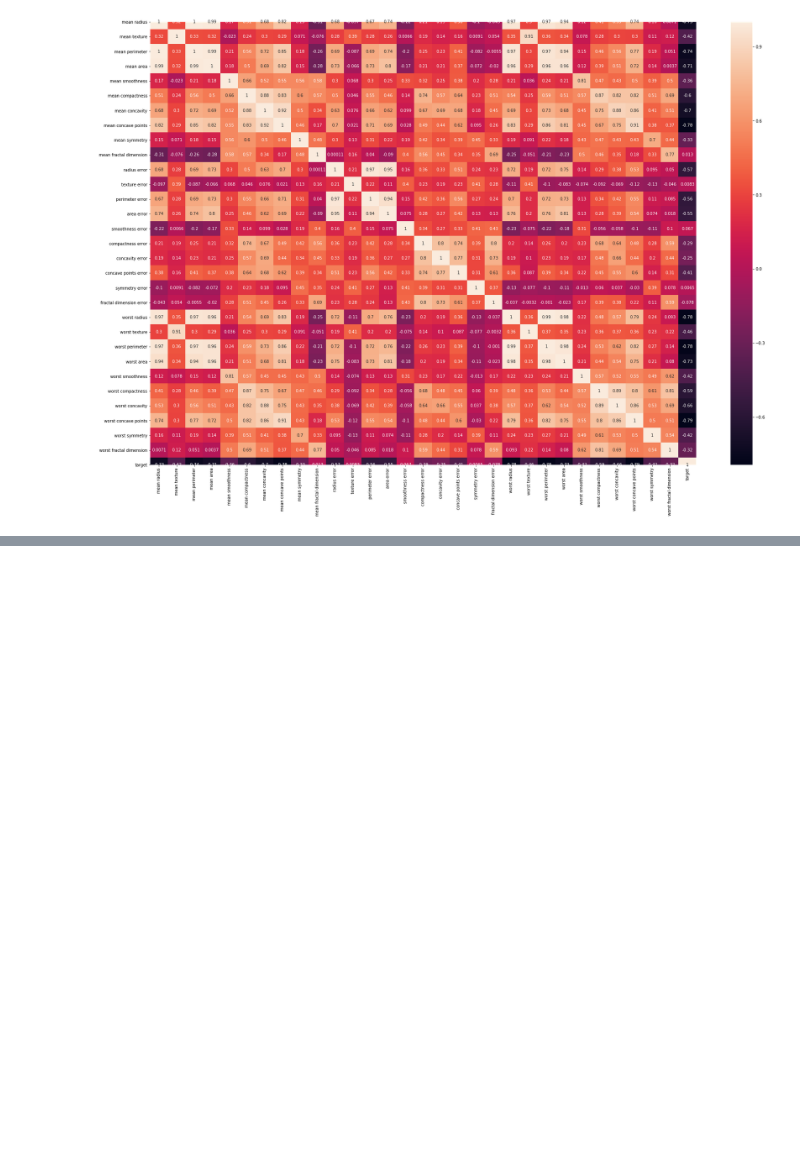
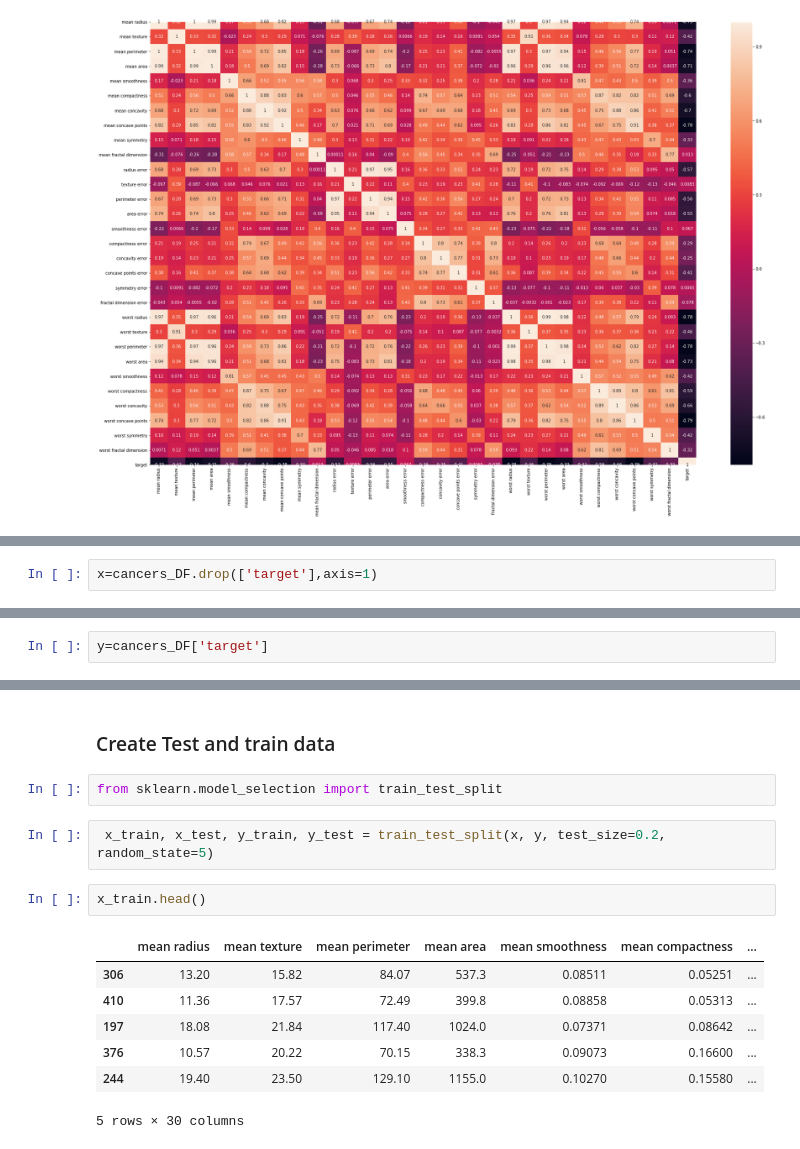
Before and after one commit to Shafin-Thiyam/Breastcancer_MachineLearning, a Jupyter notebook: Breast Cancer Work.ipynb, the cells around one changed output, grey strips where cells are left out. Drawn from its saved outputs; the diff is of its cells as text; blank space fills up the shorter version.

Commit message:
preparing ML model

```diff
--- a/Breast Cancer Work.ipynb
+++ b/Breast Cancer Work.ipynb
@@ -158,0 +163,2 @@ sns.heatmap(cancers_DF.corr(), annot=True)
+# %%
+x=cancers_DF.drop(['target'],axis=1)
@@ -158,0 +175,2 @@ sns.heatmap(cancers_DF.corr(), annot=True)
+# %%
+y=cancers_DF['target']
@@ -158,0 +192,16 @@ sns.heatmap(cancers_DF.corr(), annot=True)
+# %% [markdown]
+### Create Test and train data
+# %%
+from sklearn.model_selection import train_test_split
+# %%
+ x_train, x_test, y_train, y_test = train_test_split(x, y, test_size=0.2, random_state=5)
+# %%
+x_train.head()
+# %% [output]
+|  | mean radius | mean texture | mean perimeter | mean area | mean smoothness | mean compactness | ... |
+| 306 | 13.20 | 15.82 | 84.07 | 537.3 | 0.08511 | 0.05251 | ... |
+| 410 | 11.36 | 17.57 | 72.49 | 399.8 | 0.08858 | 0.05313 | ... |
+| 197 | 18.08 | 21.84 | 117.40 | 1024.0 | 0.07371 | 0.08642 | ... |
+| 376 | 10.57 | 20.22 | 70.15 | 338.3 | 0.09073 | 0.16600 | ... |
+| 244 | 19.40 | 23.50 | 129.10 | 1155.0 | 0.10270 | 0.15580 | ... |
+5 rows × 30 columns
```
Also changed, not shown: parts of 11 cells of this notebook.
